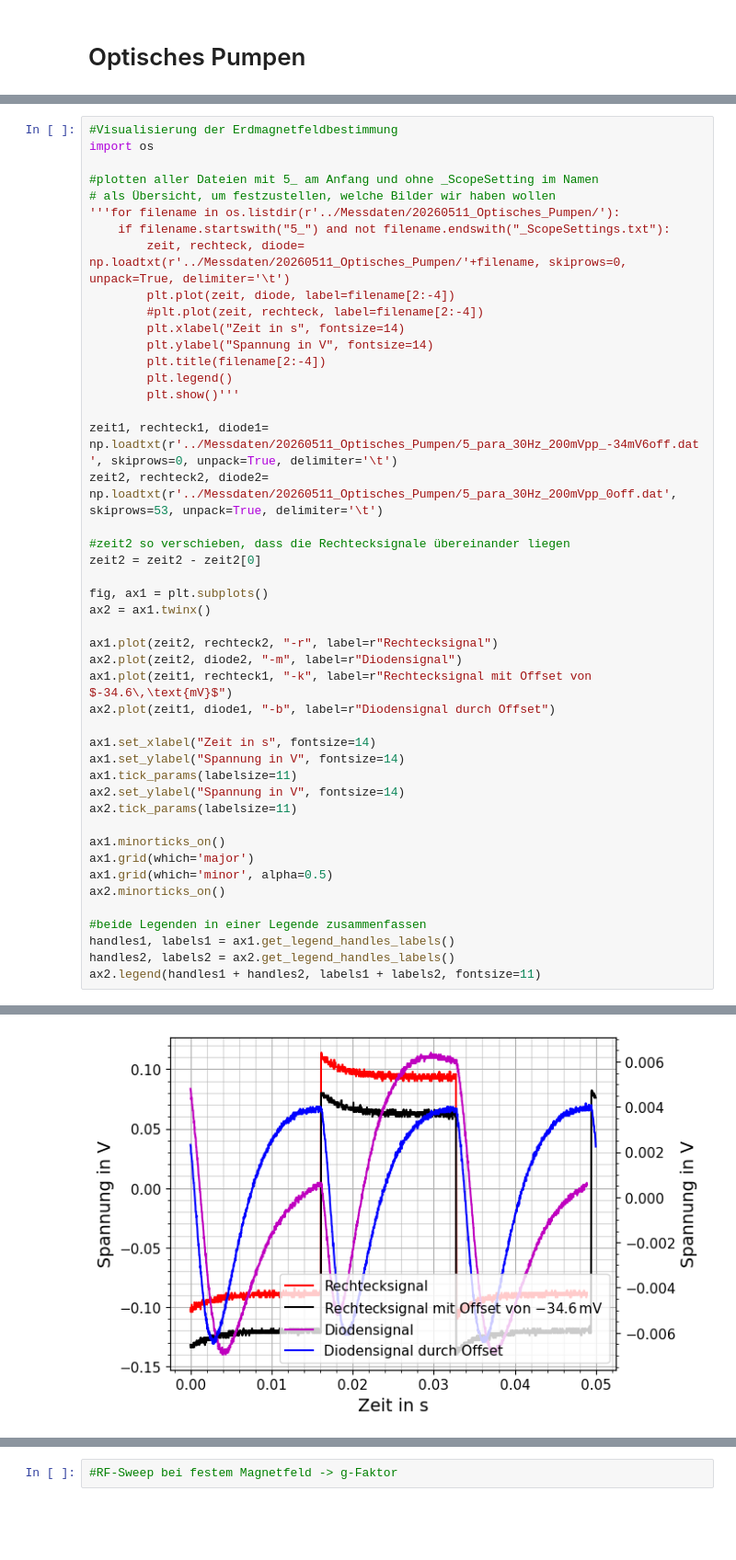
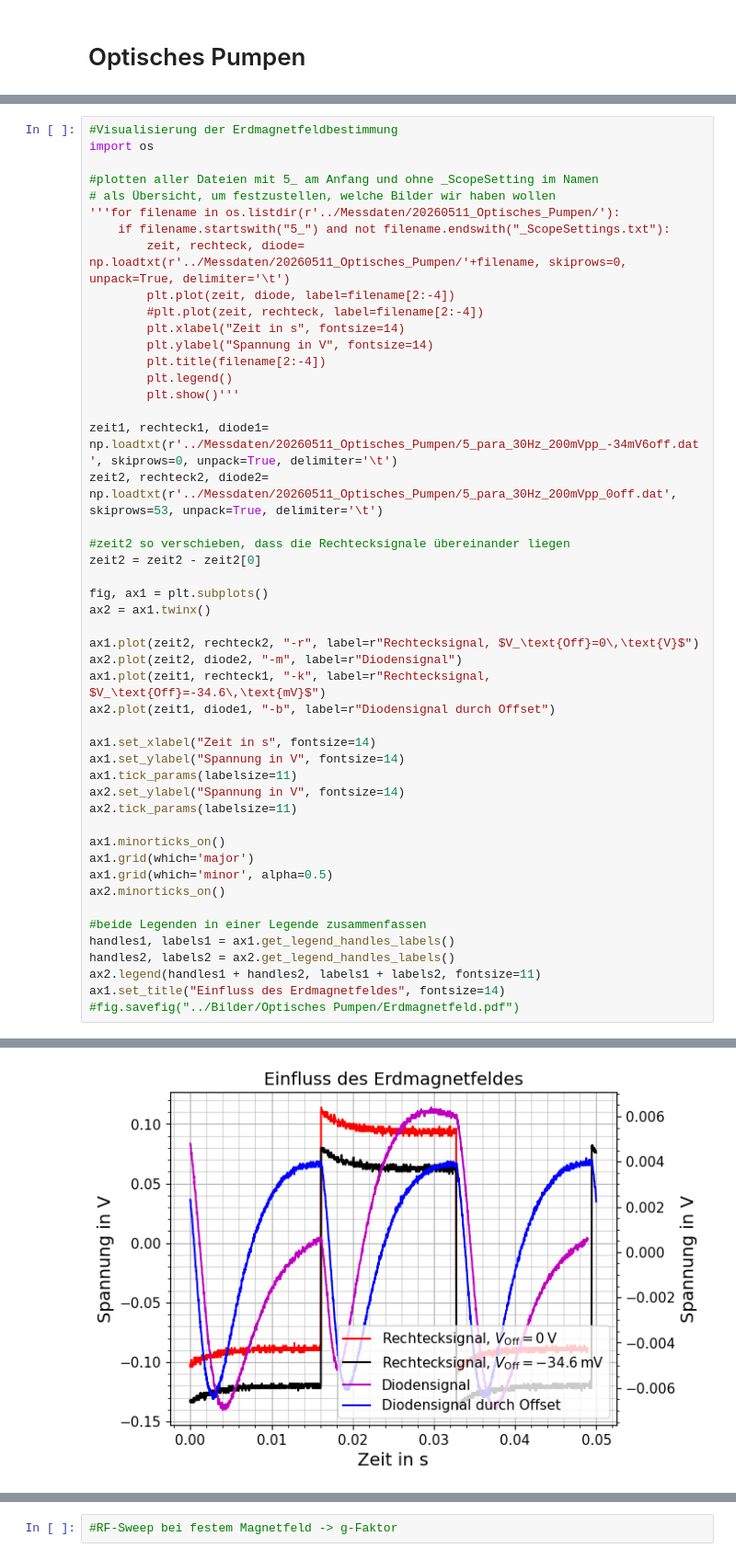
Before and after one commit to NicolasRohrbeck/fprak, a Jupyter notebook: scripts/optpumpen.ipynb, the cells around one changed output, grey strips where cells are left out. Shown at 92% size. Saved outputs shown, nothing was run; the diff lists cells and outputs as text; blank space fills up the shorter version.

```diff
--- a/scripts/optpumpen.ipynb
+++ b/scripts/optpumpen.ipynb
@@ -269,9 +275,9 @@ zeit2 = zeit2 - zeit2[0]
 fig, ax1 = plt.subplots()
 ax2 = ax1.twinx()
 
-ax1.plot(zeit2, rechteck2, "-r", label=r"Rechtecksignal")
+ax1.plot(zeit2, rechteck2, "-r", label=r"Rechtecksignal, $V_\text{Off}=0\,\text{V}$")
 ax2.plot(zeit2, diode2, "-m", label=r"Diodensignal")
-ax1.plot(zeit1, rechteck1, "-k", label=r"Rechtecksignal mit Offset von $-34.6\,\text{mV}$")
+ax1.plot(zeit1, rechteck1, "-k", label=r"Rechtecksignal, $V_\text{Off}=-34.6\,\text{mV}$")
 ax2.plot(zeit1, diode1, "-b", label=r"Diodensignal durch Offset")
 
 ax1.set_xlabel("Zeit in s", fontsize=14)
@@ -289,4 +295,6 @@ ax2.minorticks_on()
 handles1, labels1 = ax1.get_legend_handles_labels()
 handles2, labels2 = ax2.get_legend_handles_labels()
 ax2.legend(handles1 + handles2, labels1 + labels2, fontsize=11)
+ax1.set_title("Einfluss des Erdmagnetfeldes", fontsize=14)
+#fig.savefig("../Bilder/Optisches Pumpen/Erdmagnetfeld.pdf")
 # %% [output]
@@ -294,4 +301,4 @@ ax2.legend(handles1 + handles2, labels1 + labels2, fontsize=11)
-[figure, old version]
+[figure, new version]
 # %%
 #RF-Messung bei moduliertem Magnetfeld -> g-Faktor
 
```
Also changed, not shown: parts of 10 cells of this notebook, 1 other file.
